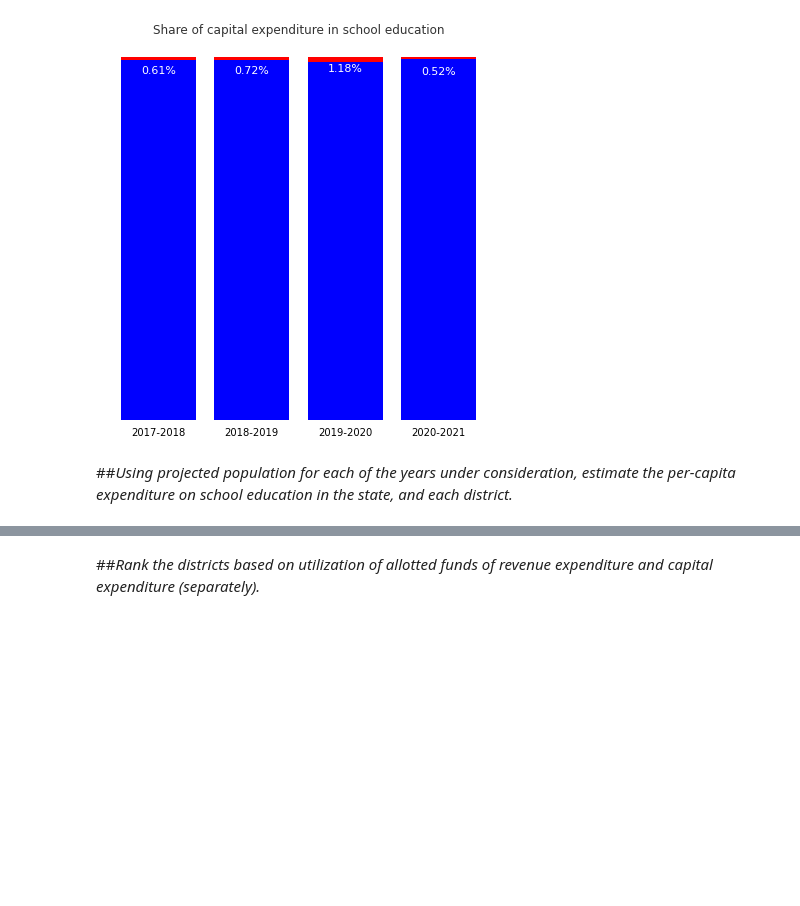
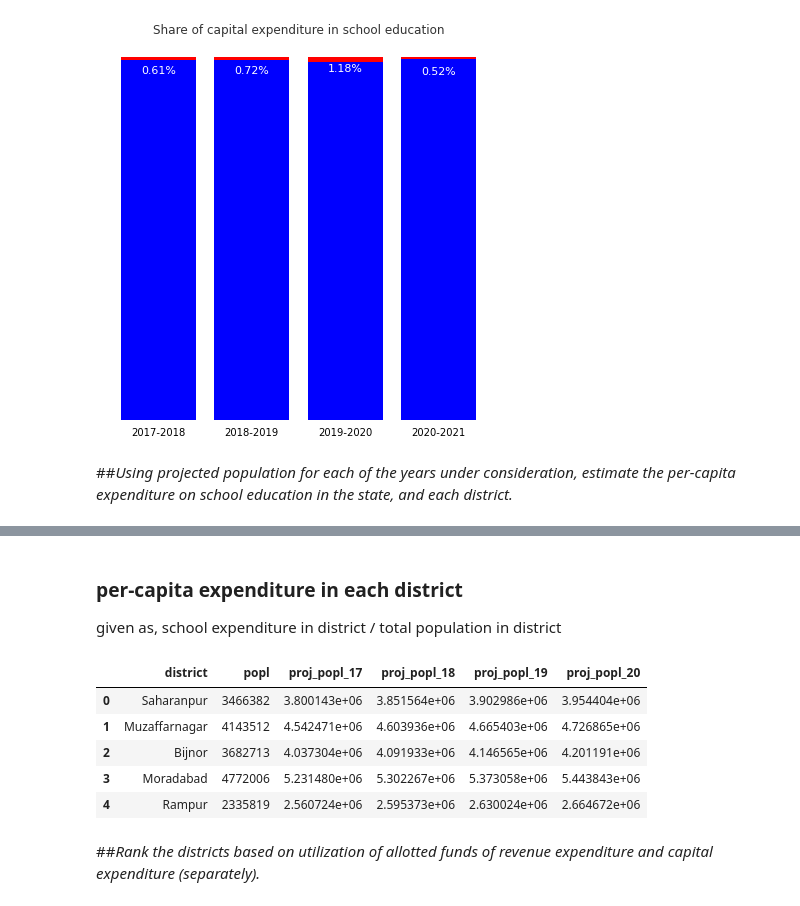
Before and after one commit to akhil7philip/School_Expenditure_in_UP, a Jupyter notebook: Assignment_CivicDataLab_Akhil.ipynb, the cells around one changed output, grey strips where cells are left out. Cells and saved outputs as stored; diff of their text form; code cells hidden in the pictures; blank space fills up the shorter version.

```diff
--- a/Assignment_CivicDataLab_Akhil.ipynb
+++ b/Assignment_CivicDataLab_Akhil.ipynb
@@ -815,0 +947,12 @@ plt.show()
+# %% [markdown]
+### per-capita expenditure in each district
+given as, school expenditure in district / total population in district
+# %%
+ dist_popl.head()
+# %% [output]
+|  | district | popl | proj_popl_17 | proj_popl_18 | proj_popl_19 | proj_popl_20 |
+| 0 | Saharanpur | 3466382 | 3.800143e+06 | 3.851564e+06 | 3.902986e+06 | 3.954404e+06 |
+| 1 | Muzaffarnagar | 4143512 | 4.542471e+06 | 4.603936e+06 | 4.665403e+06 | 4.726865e+06 |
+| 2 | Bijnor | 3682713 | 4.037304e+06 | 4.091933e+06 | 4.146565e+06 | 4.201191e+06 |
+| 3 | Moradabad | 4772006 | 5.231480e+06 | 5.302267e+06 | 5.373058e+06 | 5.443843e+06 |
+| 4 | Rampur | 2335819 | 2.560724e+06 | 2.595373e+06 | 2.630024e+06 | 2.664672e+06 |
```
Also changed, not shown: parts of 18 cells of this notebook.
